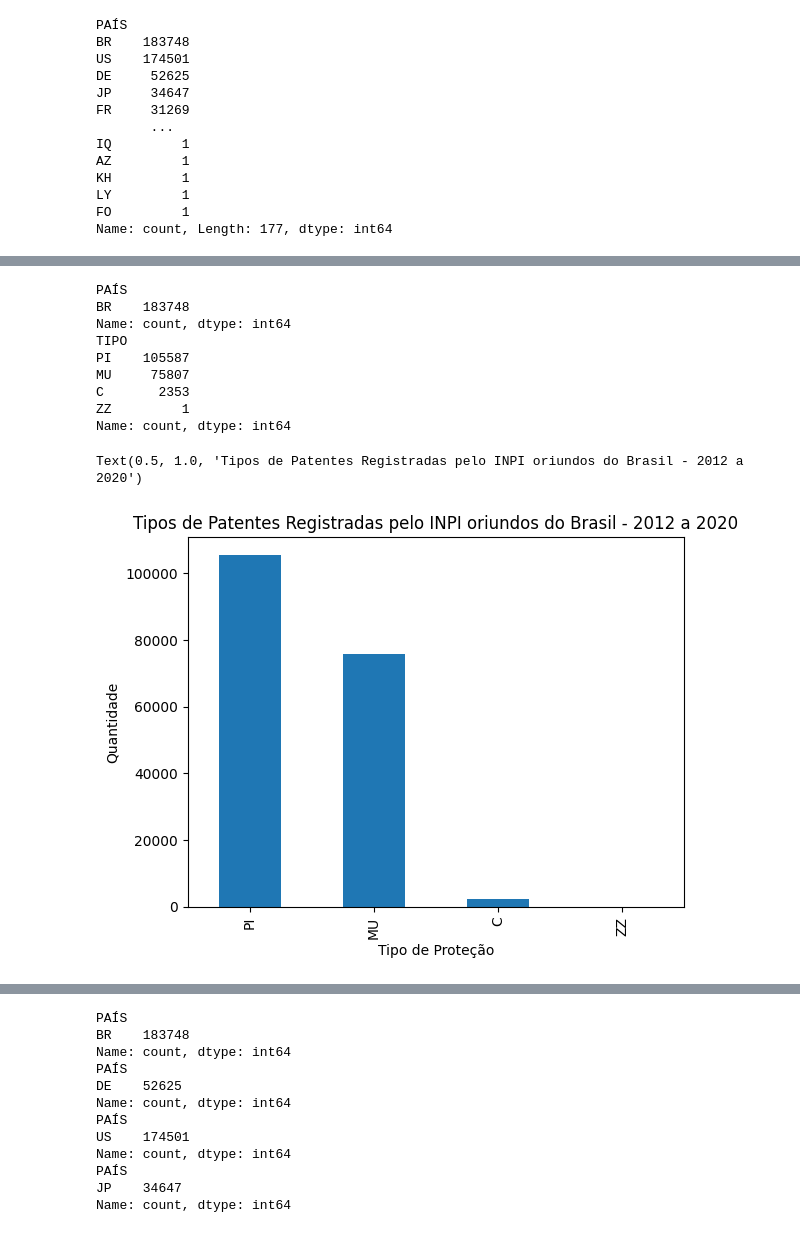
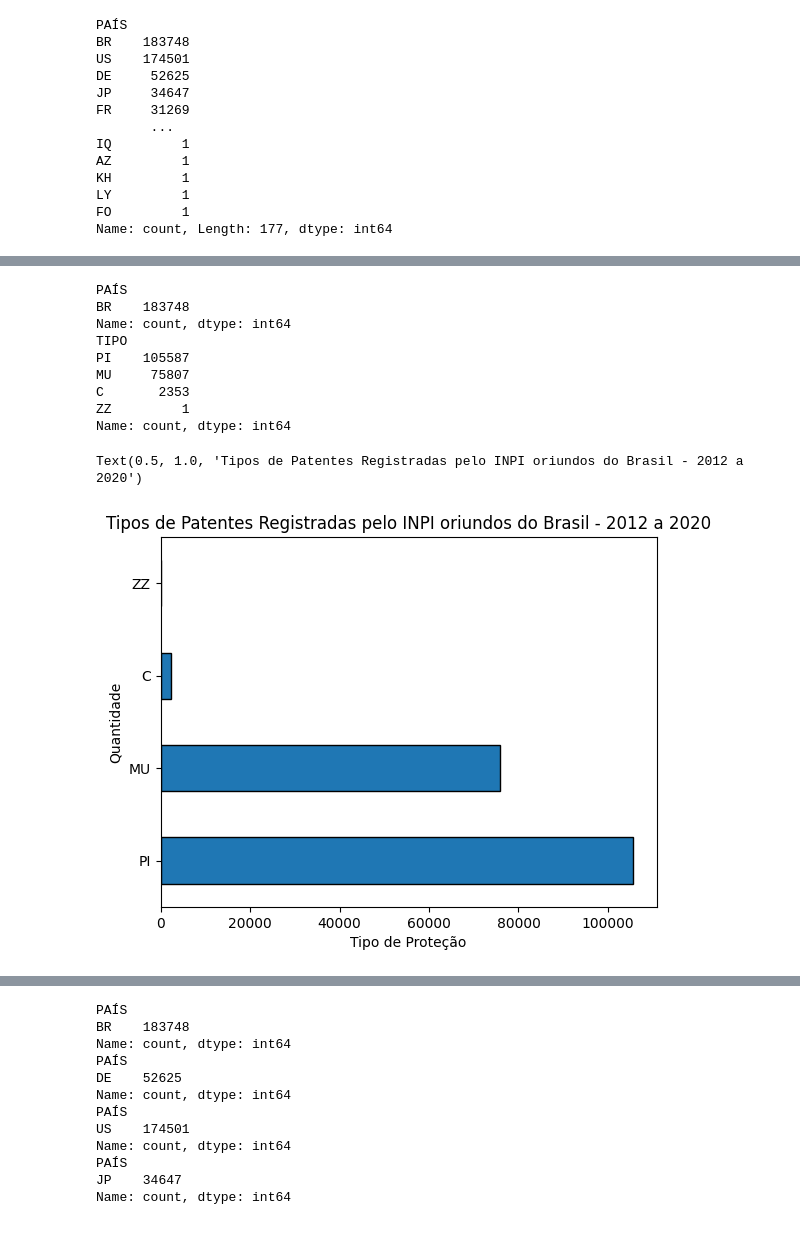
Before and after one commit to maricarvi/projeto-final-on26, a Jupyter notebook: final/analise_final_patentes.ipynb, the cells around one changed output, grey strips where cells are left out. Cells and saved outputs as stored; diff of their text form; code cells hidden in the pictures.

```diff
--- a/final/analise_final_patentes.ipynb
+++ b/final/analise_final_patentes.ipynb
@@ -102,30 +116,30 @@ Name: count, Length: 177, dtype: int64
 # %%
 df_filtrado_br = df_deposito[df_deposito['PAÍS'].isin(['BR'])]
 
 total_brasil = df_filtrado_br['PAÍS'].value_counts()
 total_brasil = total_brasil
 print(total_brasil)
 
 total_pi_brasil = df_filtrado_br['TIPO'].value_counts()
 print(total_pi_brasil)
 
-total_pi_brasil.plot(kind='bar')
+total_pi_brasil.plot(kind="barh", edgecolor='black')
 
 plt.xlabel('Tipo de Proteção')
 plt.ylabel('Quantidade')
 plt.title('Tipos de Patentes Registradas pelo INPI oriundos do Brasil - 2012 a 2020')
 # %% [output]
 PAÍS
 BR    183748
 Name: count, dtype: int64
 TIPO
 PI    105587
 MU     75807
 C       2353
 ZZ         1
 Name: count, dtype: int64
 Text(0.5, 1.0, 'Tipos de Patentes Registradas pelo INPI oriundos do Brasil - 2012 a 2020')
-[figure, old version]
+[figure, new version]
 # %%
 df_filtrado_us = df_deposito[df_deposito['PAÍS'].isin(['US'])]
 
```
Also changed, not shown: parts of 5 cells of this notebook, 4 other files.
